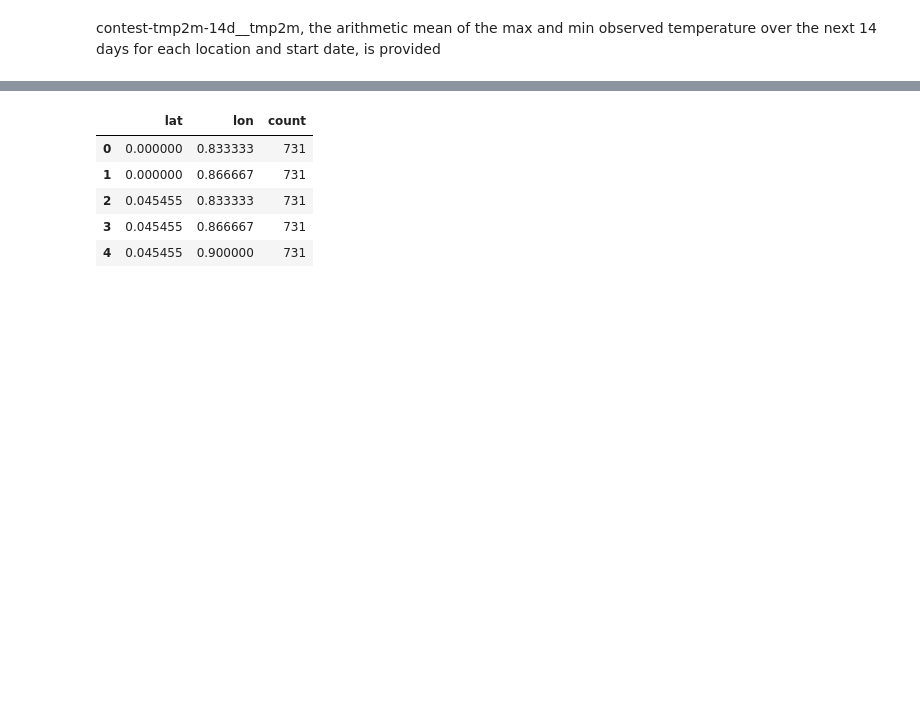
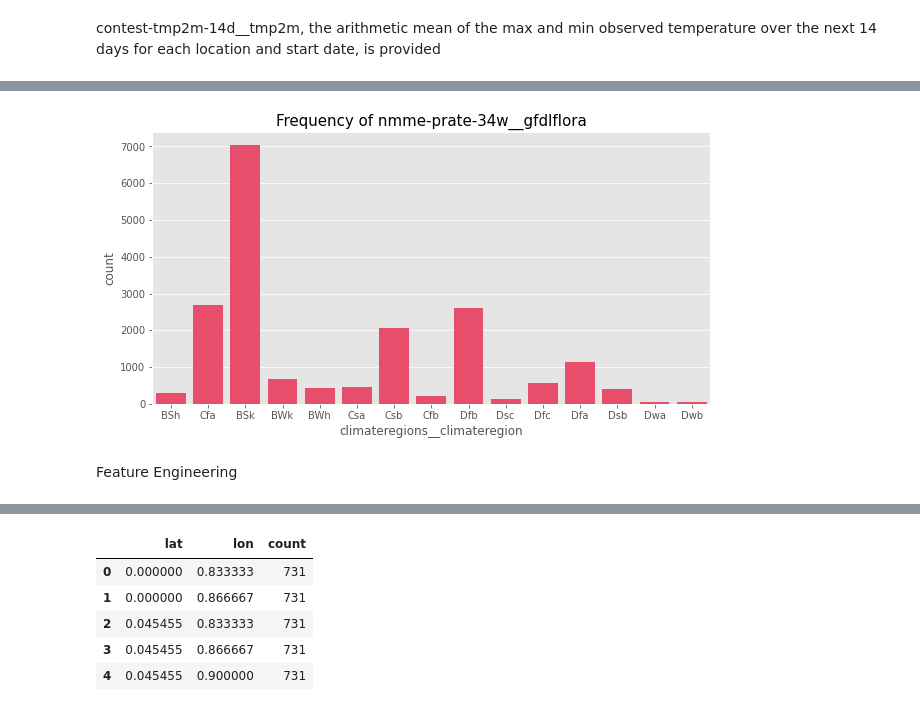
Before and after one commit to GagraniV/WiDS2023, a Jupyter notebook: VJ_WiDS_Jan132023.ipynb, the cells around one changed output, grey strips where cells are left out. Cells and saved outputs as stored; diff of their text form; code cells hidden in the pictures; blank space fills up the shorter version.

```diff
--- a/VJ_WiDS_Jan132023.ipynb
+++ b/VJ_WiDS_Jan132023.ipynb
@@ -178,0 +286,6 @@ Data Exploration
+# %%
+countplot_features(trn_df, feature='climateregions__climateregion', title = "Frequency of "+ feature)
+# %% [output]
+[figure, added]
+# %% [markdown]
+Feature Engineering
```
Also changed, not shown: parts of 36 cells of this notebook.
